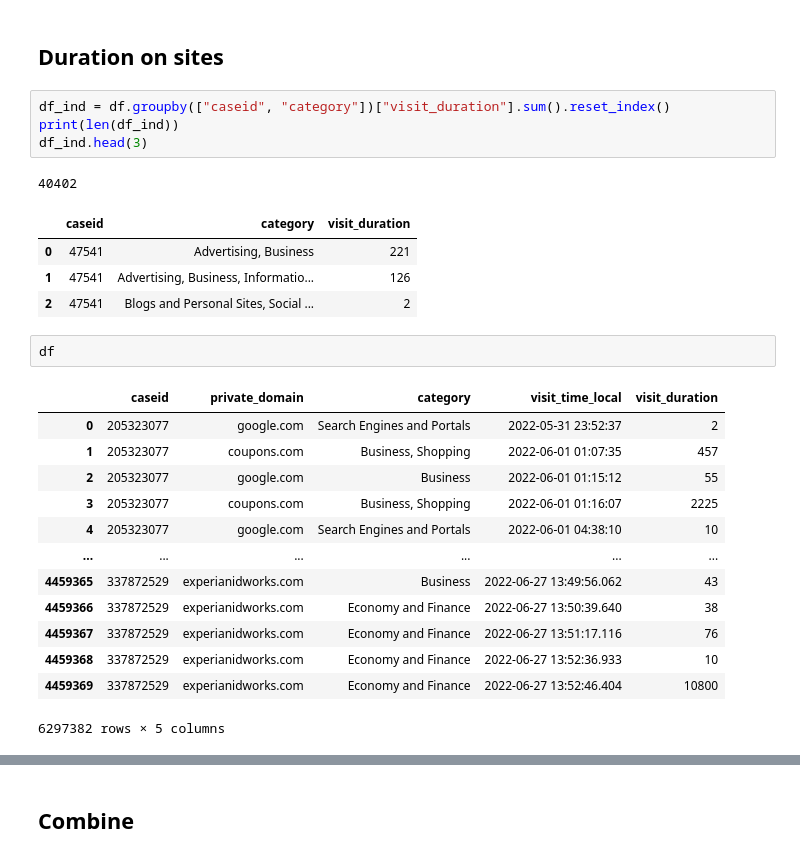
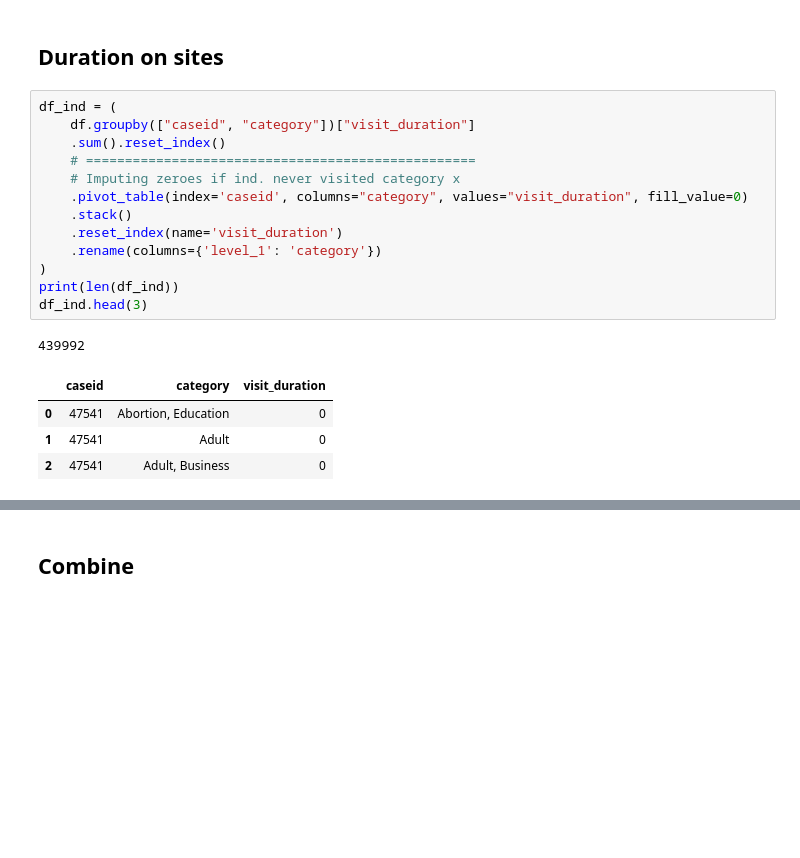
Before and after one commit to soodoku/adult, a Jupyter notebook: scripts/25_traffic_top10_categories.ipynb, the cells around one changed output, grey strips where cells are left out. Saved outputs shown, nothing was run; the diff lists cells and outputs as text; blank space fills up the shorter version.

Commit message:
Fixing Tab A1
Imputing 0s for categories with no visits across individuals

```diff
--- a/scripts/25_traffic_top10_categories.ipynb
+++ b/scripts/25_traffic_top10_categories.ipynb
@@ -131,28 +131,21 @@ df_top10cat
 # %% [markdown]
 ## Duration on sites
 # %%
-df_ind = df.groupby(["caseid", "category"])["visit_duration"].sum().reset_index()
+df_ind = (
+    df.groupby(["caseid", "category"])["visit_duration"]
+    .sum().reset_index()
+    # ==================================================
+    # Imputing zeroes if ind. never visited category x
+    .pivot_table(index='caseid', columns="category", values="visit_duration", fill_value=0)
+    .stack()
+    .reset_index(name='visit_duration')
+    .rename(columns={'level_1': 'category'})
+)
 print(len(df_ind))
 df_ind.head(3)
 # %% [output]
-40402
+439992
 |  | caseid | category | visit_duration |
-| 0 | 47541 | Advertising, Business | 221 |
-| 1 | 47541 | Advertising, Business, Informatio... | 126 |
-| 2 | 47541 | Blogs and Personal Sites, Social ... | 2 |
+| 0 | 47541 | Abortion, Education | 0 |
+| 1 | 47541 | Adult | 0 |
+| 2 | 47541 | Adult, Business | 0 |
-# %%
-df
-# %% [output]
-|  | caseid | private_domain | category | visit_time_local | visit_duration |
-| 0 | 205323077 | google.com | Search Engines and Portals | 2022-05-31 23:52:37 | 2 |
-| 1 | 205323077 | coupons.com | Business, Shopping | 2022-06-01 01:07:35 | 457 |
-| 2 | 205323077 | google.com | Business | 2022-06-01 01:15:12 | 55 |
-| 3 | 205323077 | coupons.com | Business, Shopping | 2022-06-01 01:16:07 | 2225 |
-| 4 | 205323077 | google.com | Search Engines and Portals | 2022-06-01 04:38:10 | 10 |
-| ... | ... | ... | ... | ... | ... |
-| 4459365 | 337872529 | experianidworks.com | Business | 2022-06-27 13:49:56.062 | 43 |
-| 4459366 | 337872529 | experianidworks.com | Economy and Finance | 2022-06-27 13:50:39.640 | 38 |
-| 4459367 | 337872529 | experianidworks.com | Economy and Finance | 2022-06-27 13:51:17.116 | 76 |
-| 4459368 | 337872529 | experianidworks.com | Economy and Finance | 2022-06-27 13:52:36.933 | 10 |
-| 4459369 | 337872529 | experianidworks.com | Economy and Finance | 2022-06-27 13:52:46.404 | 10800 |
-6297382 rows × 5 columns
```
Also changed, not shown: parts of 3 cells of this notebook, 1 other file.
